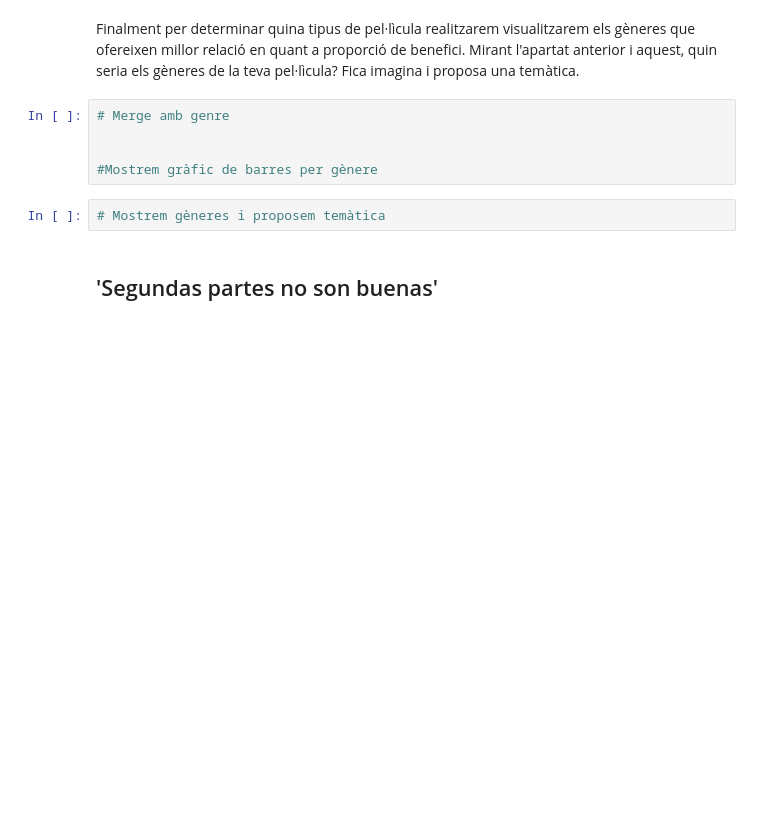
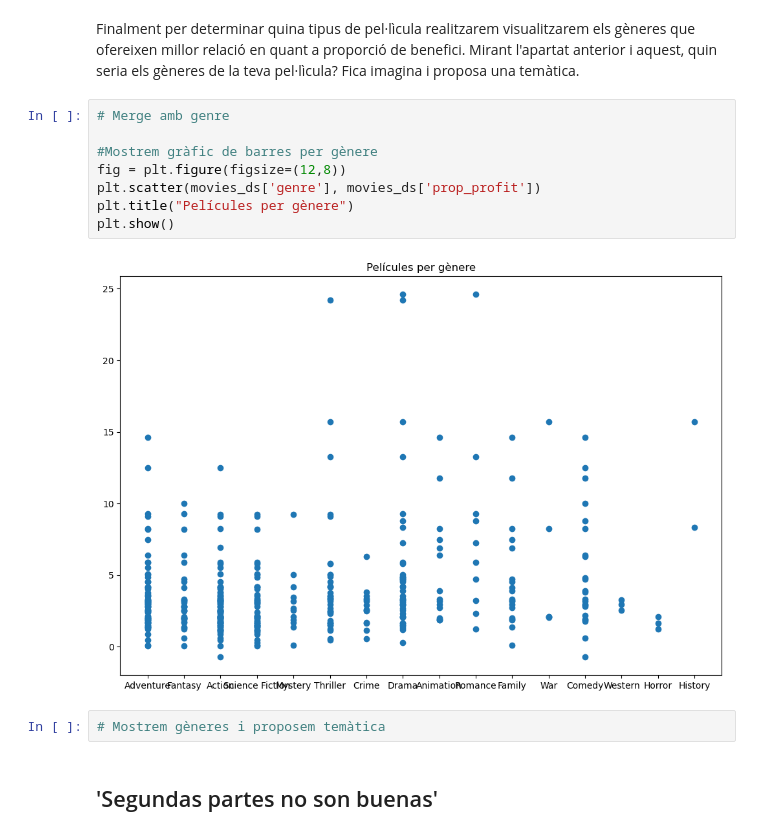
Before and after one commit to gcfp/M03, a Jupyter notebook: projecte-evaluable-1/EDA_Movies_alum.ipynb, the cells around one changed output. Drawn from its saved outputs; the diff is of its cells as text; blank space fills up the shorter version.

```diff
--- a/projecte-evaluable-1/EDA_Movies_alum.ipynb
+++ b/projecte-evaluable-1/EDA_Movies_alum.ipynb
@@ -296,8 +301,13 @@ Finalment per determinar quina tipus de pel·lìcula realitzarem visualitzarem e
 # %%
 # Merge amb genre
 
-
 #Mostrem gràfic de barres per gènere
+fig = plt.figure(figsize=(12,8))
+plt.scatter(movies_ds['genre'], movies_ds['prop_profit'])
+plt.title("Películes per gènere")
+plt.show()
+# %% [output]
+[figure, added]
 # %%
 # Mostrem gèneres i proposem temàtica
 # %% [markdown]
```
Also changed, not shown: parts of 4 cells of this notebook.
